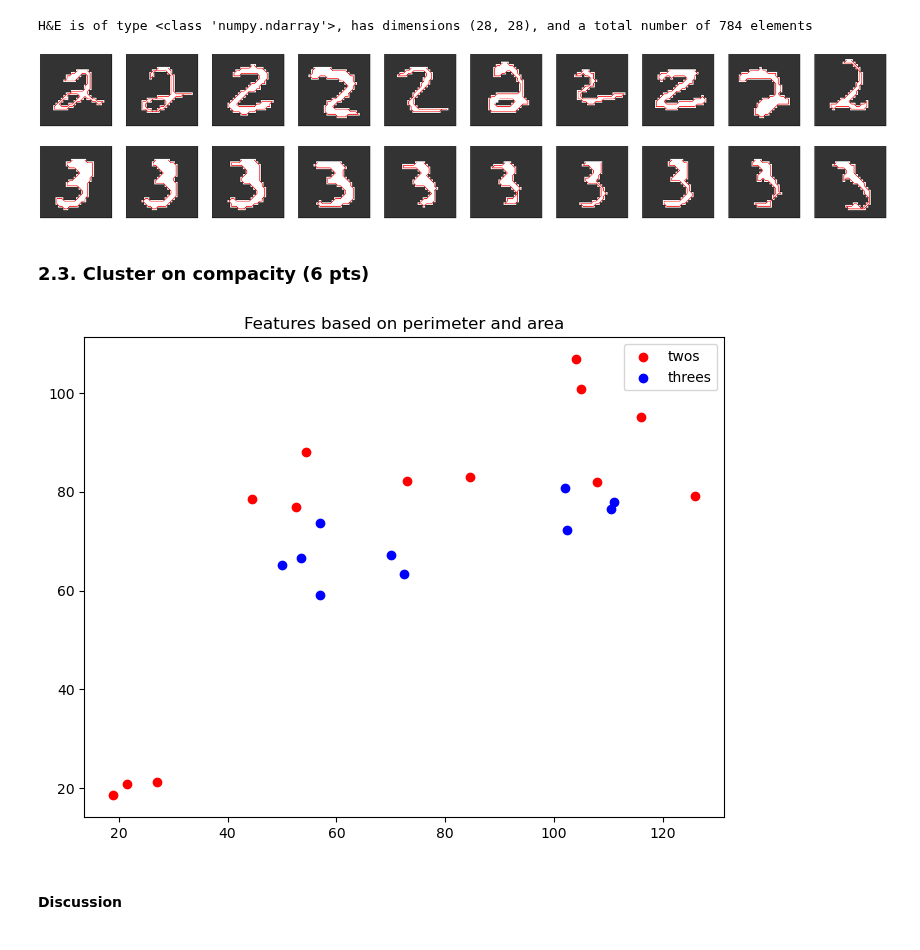
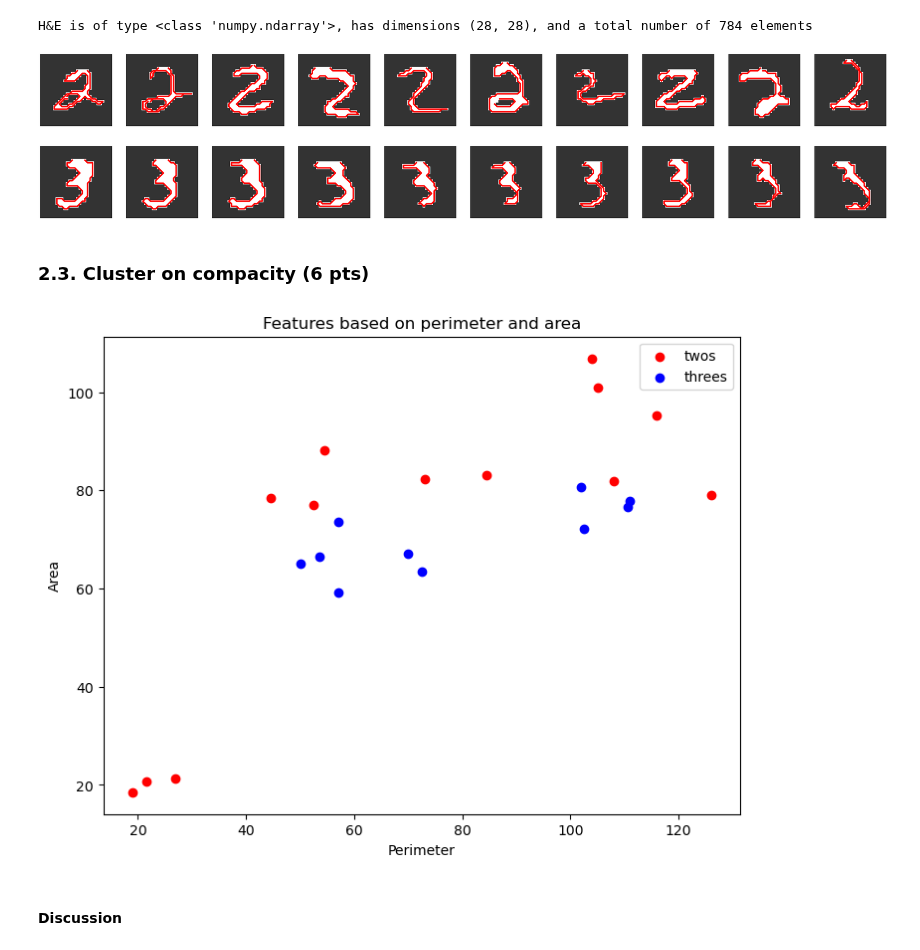
Before and after one commit to mrizaarseven98/do-not-cheat, a Jupyter notebook: labs/lab_02_object_description.ipynb, the cells around one changed output. Drawn from its saved outputs; the diff is of its cells as text; code cells hidden in the pictures.

```diff
--- a/labs/lab_02_object_description.ipynb
+++ b/labs/lab_02_object_description.ipynb
@@ -418,25 +418,29 @@ def get_contour(image):
     contours, hierarchy = cv2.findContours(image, cv2.RETR_TREE, cv2.CHAIN_APPROX_SIMPLE)
     return contours
 
-# Define a function to calculate the area and perimeter of the numbers in a list of images
 def calculate_props(images):
     contours_list = []
-    areas_list = []
-    perimeters_list = []
+    area_list = []
+    perimeter_list = []
+    compactness_list = []
+
     for image in images:
         # Extract the contours of the numbers in the image
         contours = get_contour(image)
-        # Calculate the area and perimeter of each contour and append the results to the lists
+        contours_list.append(contours)
+        # Calculate the area and perimeter of each contour and print the results
         for contour in contours:
             area, perimeter = calculate_dims(contour)
-            areas_list.append(area)
-            perimeters_list.append(perimeter)
-        contours_list.append(contours)
-    return contours_list, areas_list, perimeters_list
+            compactness = perimeter**2/area
+            area_list.append(area)
+            perimeter_list.append(perimeter)
+            compactness_list.append(compactness)
+            #print("Area: {}, Perimeter: {}, Compactness: {}".format(area, perimeter, compactness))
 
+    return contours_list, area_list, perimeter_list, compactness_list
 
-tc, ta, tp = calculate_props(twos_im_p)
-thc, tha, thp = calculate_props(threes_im_p)
+tc, ta, tp, cc = calculate_props(twos_im_p)
+thc, tha, thp, chc = calculate_props(threes_im_p)
 # %%
 import cv2
 import matplotlib.pyplot as plt
@@ -448,7 +452,7 @@ def plot_images_and_contours(images, contours):
         axes[i].imshow(image, cmap='gray', alpha=0.8)
         for c in contours[i]:
             c = np.squeeze(c, axis=1)  # remove redundant axis
-            axes[i].plot(c[:, 0], c[:, 1], c='r', linewidth=2)
+            axes[i].plot(c[:, 0], c[:, 1], c='r', linewidth=5)
         axes[i].set_xticks([]), axes[i].set_yticks([])
     plt.show()
 
@@ -456,8 +460,8 @@ def plot_images_and_contours(images, contours):
 plot_images_and_contours(twos_im_p, tc)
 plot_images_and_contours(threes_im_p, thc)
 # %% [output]
-[figure, old version]
+[figure, new version]
-[figure, old version]
+[figure, new version]
 # %% [markdown]
 ### 2.3. Cluster on compacity (6 pts)
 # %%
@@ -465,20 +469,22 @@ plot_images_and_contours(threes_im_p, thc)
 # %%
 # TODO: Fill the arrays below with the perimeter and area as features for "2"s and "3"s images
 twos_f1 = [ta]
 twos_f2 = [tp]
 threes_f1 = [tha]
 threes_f2 = [thp]
 
 # Plot features for all images
 fig = plt.figure()
 ax = fig.add_axes([0,0,1,1])
 ax.scatter(twos_f1, twos_f2, color='r', label='twos')
 ax.scatter(threes_f1, threes_f2, color='b', label='threes')
 ax.legend(loc='best')
+ax.set_xlabel('Perimeter')
+ax.set_ylabel('Area')
 plt.title("Features based on perimeter and area")
 plt.show()
 # %% [output]
-[figure, old version]
+[figure, new version]
 # %%
 # TODO: Make the 1D plot of the compacity
 # %% [markdown]
```
